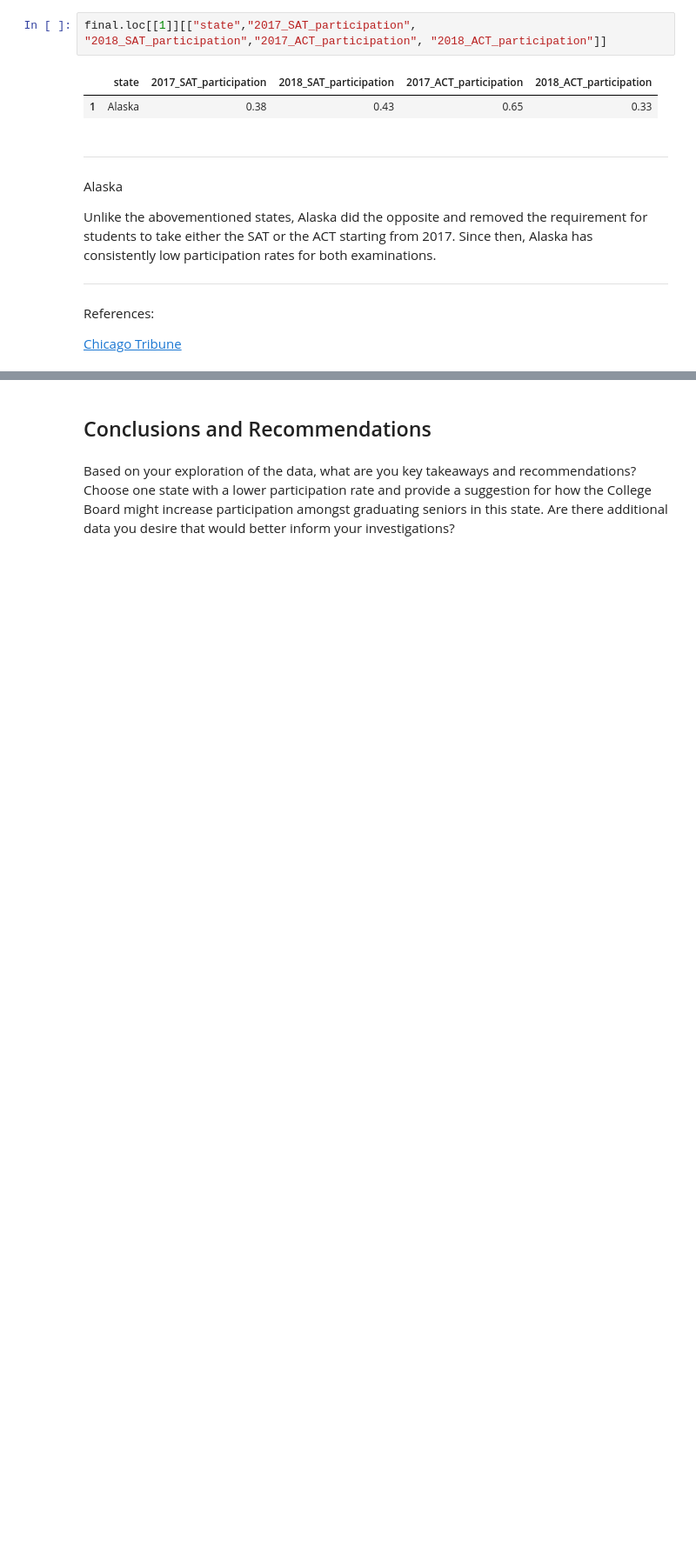
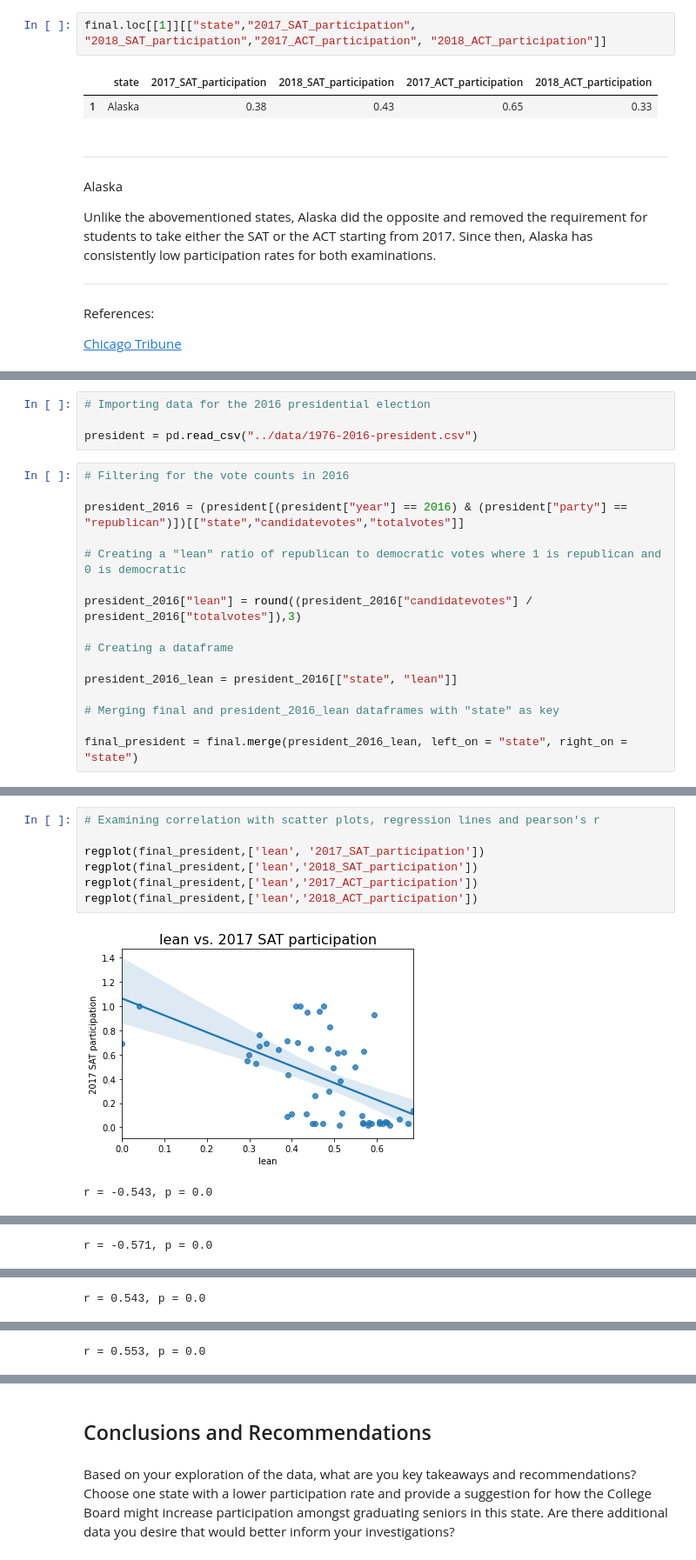
Before and after one commit to MokTeckChing/DSI18-Projects, a Jupyter notebook: project_1_SAT_ACT_analysis/code/project_1_SAT_ACT_analysis.ipynb, the cells around one changed output, grey strips where cells are left out. Shown at 87% size. Cells and saved outputs as stored; diff of their text form; blank space fills up the shorter version.

```diff
--- a/project_1_v2/code/project_1_SAT_ACT_analysis.ipynb
+++ b/project_1_SAT_ACT_analysis/code/project_1_SAT_ACT_analysis.ipynb
@@ -1655,0 +1662,20 @@ References:
+# %%
+# Importing data for the 2016 presidential election
+
+president = pd.read_csv("../data/1976-2016-president.csv")
+# %%
+# Filtering for the vote counts in 2016
+
+president_2016 = (president[(president["year"] == 2016) & (president["party"] == "republican")])[["state","candidatevotes","totalvotes"]]
+
+# Creating a "lean" ratio of republican to democratic votes where 1 is republican and 0 is democratic
+
+president_2016["lean"] = round((president_2016["candidatevotes"] / president_2016["totalvotes"]),3)
+
+# Creating a dataframe
+
+president_2016_lean = president_2016[["state", "lean"]]
+
+# Merging final and president_2016_lean dataframes with "state" as key
+
+final_president = final.merge(president_2016_lean, left_on = "state", right_on = "state")
@@ -1655,0 +1703,10 @@ References:
+# %%
+# Examining correlation with scatter plots, regression lines and pearson's r
+
+regplot(final_president,['lean', '2017_SAT_participation'])
+regplot(final_president,['lean','2018_SAT_participation'])
+regplot(final_president,['lean','2017_ACT_participation'])
+regplot(final_president,['lean','2018_ACT_participation'])
+# %% [output]
+[figure, added]
+r = -0.543, p = 0.0
@@ -1655,0 +1714 @@ References:
+r = -0.571, p = 0.0
@@ -1655,0 +1716 @@ References:
+r = 0.543, p = 0.0
@@ -1655,0 +1718 @@ References:
+r = 0.553, p = 0.0
```
Also changed, not shown: parts of 11 cells of this notebook, 11 other files.
